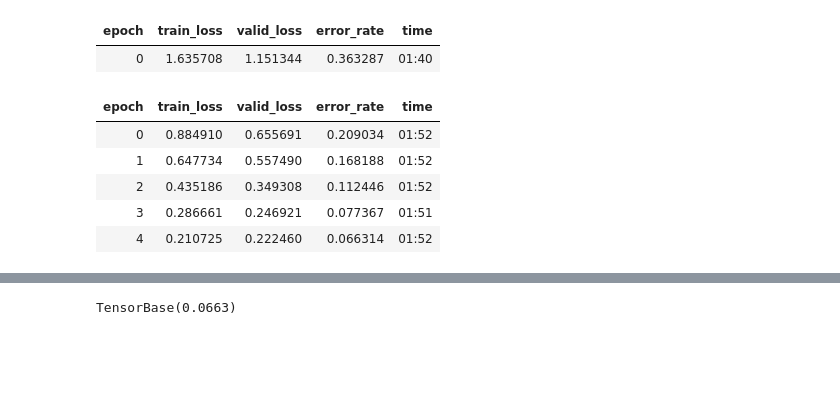
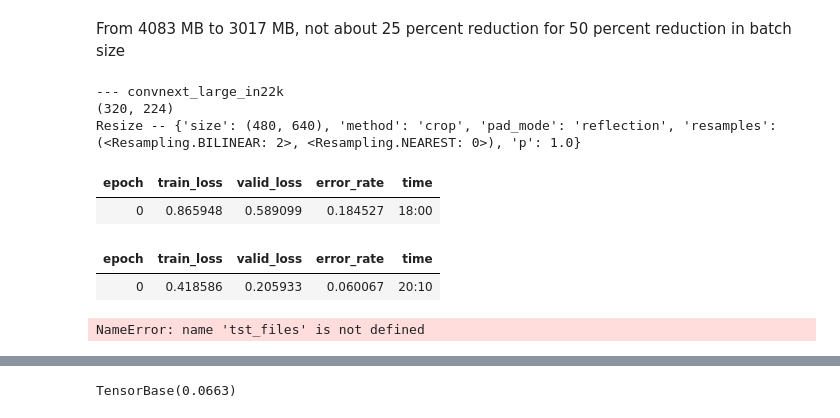
Before and after one commit to ameram/ai-journey, a Jupyter notebook: paddy-disease.ipynb, the cells around one changed output, grey strips where cells are left out. Drawn from its saved outputs; the diff is of its cells as text; code cells hidden in the pictures; blank space fills up the shorter version.

```diff
--- a/paddy-disease.ipynb
+++ b/paddy-disease.ipynb
@@ -55,16 +75,3 @@ def train(arch, item, batch, epochs=5):
     learn = vision_learner(dls, arch, metrics=error_rate).to_fp16()
     learn.fine_tune(epochs, 0.01)
     return learn
-# %%
-# conext22 = vision_learner(dls, 'convnext_tiny_in22k', metrics=error_rate, path='.').to_fp16()
-arch = 'convnext_tiny_in22k'
-learn = train(arch, item=Resize(192, method='squish'), batch=aug_transforms(size=64, min_scale=0.75))
-# %% [output]
-| epoch | train_loss | valid_loss | error_rate | time |
-| 0 | 1.635708 | 1.151344 | 0.363287 | 01:40 |
-| epoch | train_loss | valid_loss | error_rate | time |
-| 0 | 0.884910 | 0.655691 | 0.209034 | 01:52 |
-| 1 | 0.647734 | 0.557490 | 0.168188 | 01:52 |
-| 2 | 0.435186 | 0.349308 | 0.112446 | 01:52 |
-| 3 | 0.286661 | 0.246921 | 0.077367 | 01:51 |
-| 4 | 0.210725 | 0.222460 | 0.066314 | 01:52 |
@@ -70,0 +127,2 @@ learn = train(arch, item=Resize(192, method='squish'), batch=aug_transforms(size
+# %% [markdown]
+From 4083 MB to 3017 MB, not about 25 percent reduction for 50 percent reduction in batch size
@@ -70,0 +152,16 @@ learn = train(arch, item=Resize(192, method='squish'), batch=aug_transforms(size
+# %%
+res = 640,480
+
+models = {
+    'convnext_large_in22k': {
+        (Resize(res), (320,224)),
+    }, 'vit_large_patch16_224': {
+        (Resize(480, method='squish'), 224),
+        (Resize(res), 224),
+    }, 'swinv2_large_window12_192_22k': {
+        (Resize(480, method='squish'), 192),
+        (Resize(res), 192),
+    }, 'swin_large_patch4_window7_224': {
+        (Resize(res), 224),
+    }
+}
@@ -71,3 +170,23 @@ learn = train(arch, item=Resize(192, method='squish'), batch=aug_transforms(size
+# %%
+tta_res = []
+
+for arch,details in models.items():
+    for item,size in details:
+        print('---',arch)
+        print(size)
+        print(item.name)
+        tta_res.append(train(arch, size, item=item, accum=2, epochs=1))
+        gc.collect()
+        torch.cuda.empty_cache()
+# %% [output]
+--- convnext_large_in22k
+(320, 224)
+Resize -- {'size': (480, 640), 'method': 'crop', 'pad_mode': 'reflection', 'resamples': (<Resampling.BILINEAR: 2>, <Resampling.NEAREST: 0>), 'p': 1.0}
+| epoch | train_loss | valid_loss | error_rate | time |
+| 0 | 0.865948 | 0.589099 | 0.184527 | 18:00 |
+| epoch | train_loss | valid_loss | error_rate | time |
+| 0 | 0.418586 | 0.205933 | 0.060067 | 20:10 |
+NameError: name 'tst_files' is not defined
 # %%
 valid = learn.dls.valid
 preds,targs = learn.get_preds(dl=valid)
```
Also changed, not shown: parts of 15 cells of this notebook.
